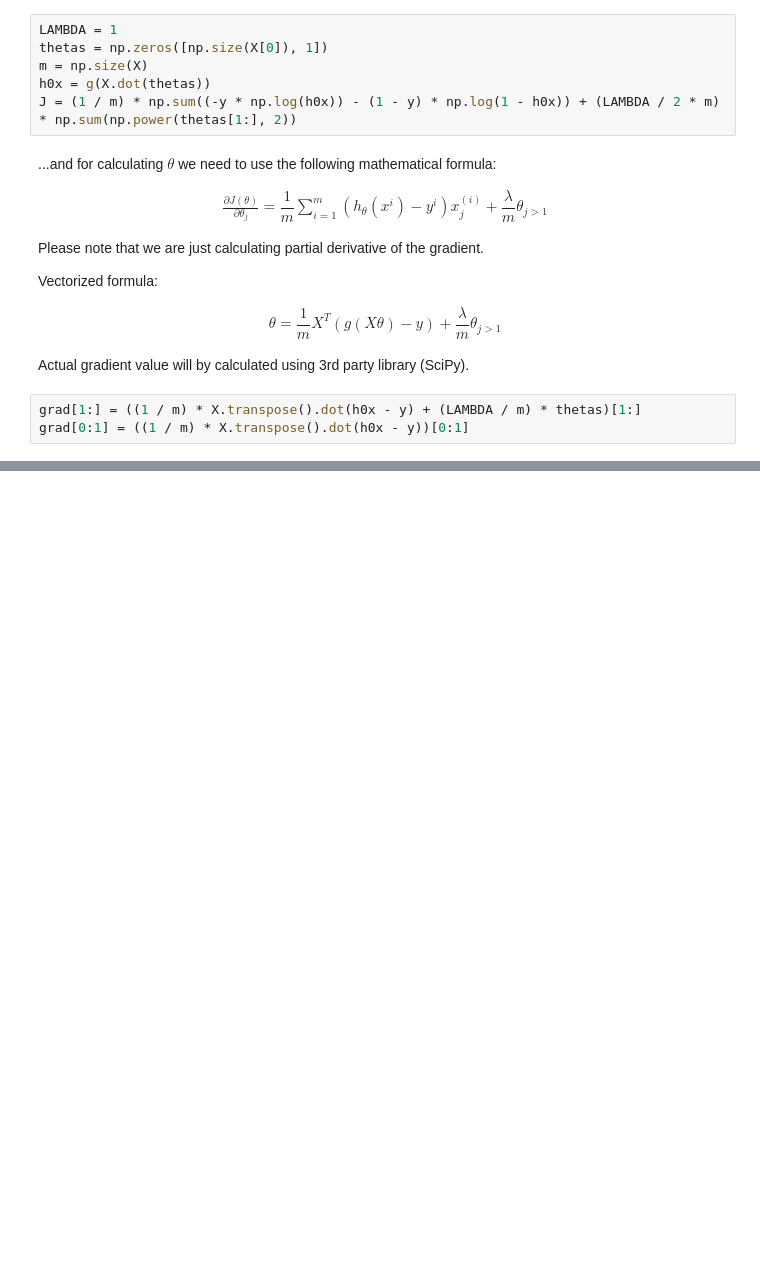
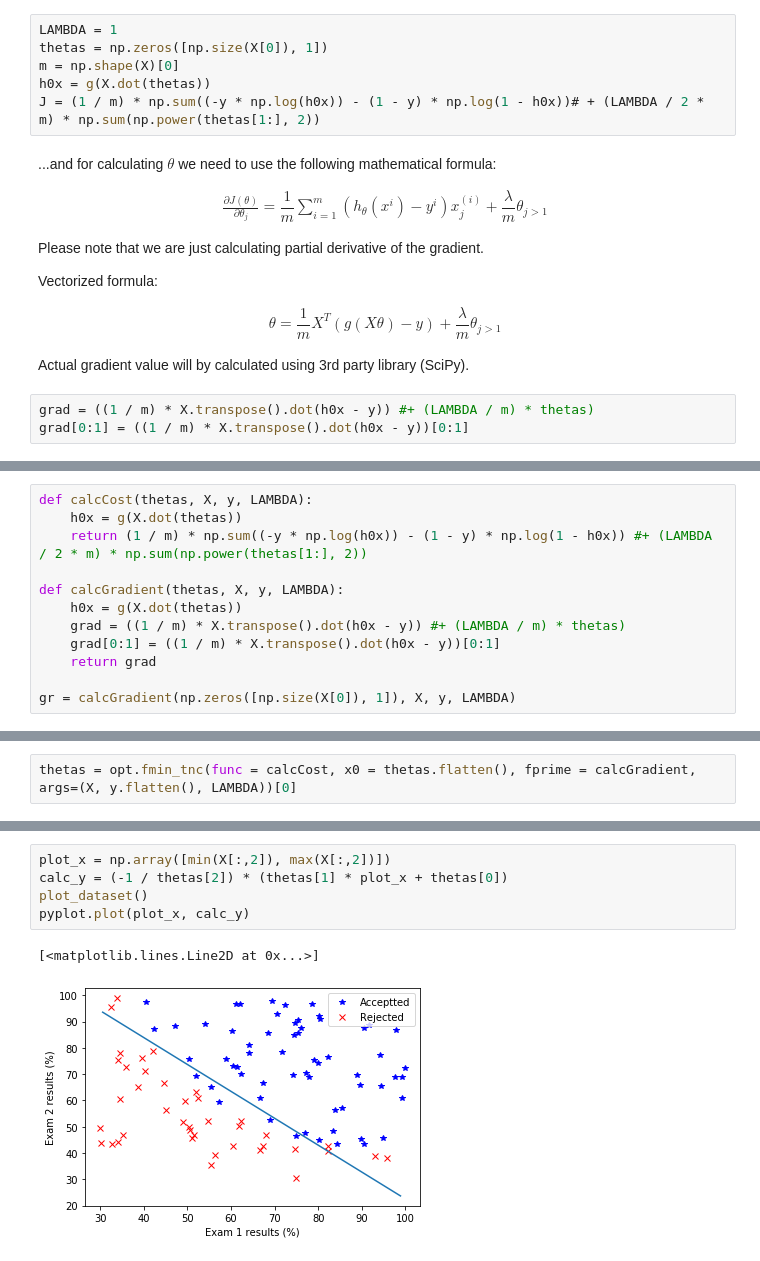
Before and after one commit to Bartosz-D3V/machine-learning-jupyter, a Jupyter notebook: logistic-regression/logistic_regression.ipynb, the cells around one changed output, grey strips where cells are left out. Saved outputs shown, nothing was run; the diff lists cells and outputs as text; blank space fills up the shorter version.

```diff
--- a/logistic-regression/logistic_regression.ipynb
+++ b/logistic-regression/logistic_regression.ipynb
@@ -71,9 +83,9 @@ Below is Python code for calculating $J(\theta)$
 # %%
 LAMBDA = 1
 thetas = np.zeros([np.size(X[0]), 1])
-m = np.size(X)
+m = np.shape(X)[0]
 h0x = g(X.dot(thetas))
-J = (1 / m) * np.sum((-y * np.log(h0x)) - (1 - y) * np.log(1 - h0x)) + (LAMBDA / 2 * m) * np.sum(np.power(thetas[1:], 2))
+J = (1 / m) * np.sum((-y * np.log(h0x)) - (1 - y) * np.log(1 - h0x))# + (LAMBDA / 2 * m) * np.sum(np.power(thetas[1:], 2))
 # %% [markdown]
 ...and for calculating $\theta$ we need to use the following mathematical formula:
 
@@ -92,5 +104,5 @@ Vectorized formula:
 
 Actual gradient value will by calculated using 3rd party library (SciPy).
 # %%
-grad[1:] = ((1 / m) * X.transpose().dot(h0x - y) + (LAMBDA / m) * thetas)[1:]
+grad = ((1 / m) * X.transpose().dot(h0x - y)) #+ (LAMBDA / m) * thetas)
 grad[0:1] = ((1 / m) * X.transpose().dot(h0x - y))[0:1]
@@ -96,0 +111,12 @@ grad[0:1] = ((1 / m) * X.transpose().dot(h0x - y))[0:1]
+# %%
+def calcCost(thetas, X, y, LAMBDA):
+    h0x = g(X.dot(thetas))
+    return (1 / m) * np.sum((-y * np.log(h0x)) - (1 - y) * np.log(1 - h0x)) #+ (LAMBDA / 2 * m) * np.sum(np.power(thetas[1:], 2))
+
+def calcGradient(thetas, X, y, LAMBDA):
+    h0x = g(X.dot(thetas))
+    grad = ((1 / m) * X.transpose().dot(h0x - y)) #+ (LAMBDA / m) * thetas)
+    grad[0:1] = ((1 / m) * X.transpose().dot(h0x - y))[0:1]
+    return grad
+
+gr = calcGradient(np.zeros([np.size(X[0]), 1]), X, y, LAMBDA)
@@ -96,0 +125,2 @@ grad[0:1] = ((1 / m) * X.transpose().dot(h0x - y))[0:1]
+# %%
+thetas = opt.fmin_tnc(func = calcCost, x0 = thetas.flatten(), fprime = calcGradient, args=(X, y.flatten(), LAMBDA))[0]
@@ -96,0 +147,8 @@ grad[0:1] = ((1 / m) * X.transpose().dot(h0x - y))[0:1]
+# %%
+plot_x = np.array([min(X[:,2]), max(X[:,2])])
+calc_y = (-1 / thetas[2]) * (thetas[1] * plot_x + thetas[0])
+plot_dataset()
+pyplot.plot(plot_x, calc_y)
+# %% [output]
+[<matplotlib.lines.Line2D at 0x...>]
+[figure, added]
```
Also changed, not shown: parts of 8 cells of this notebook.
